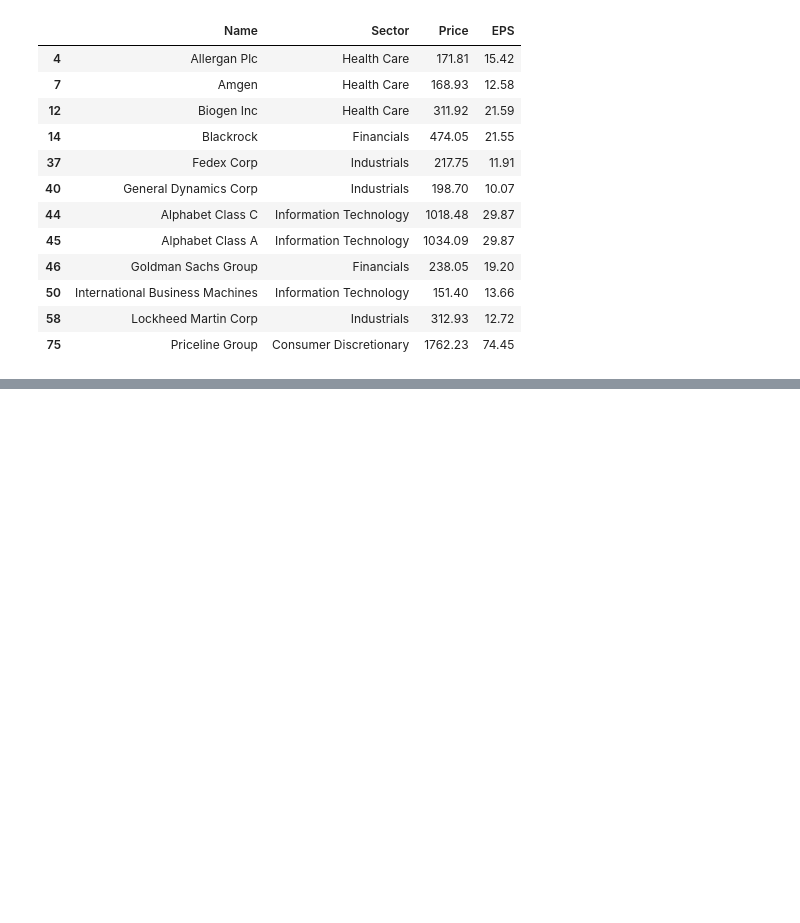
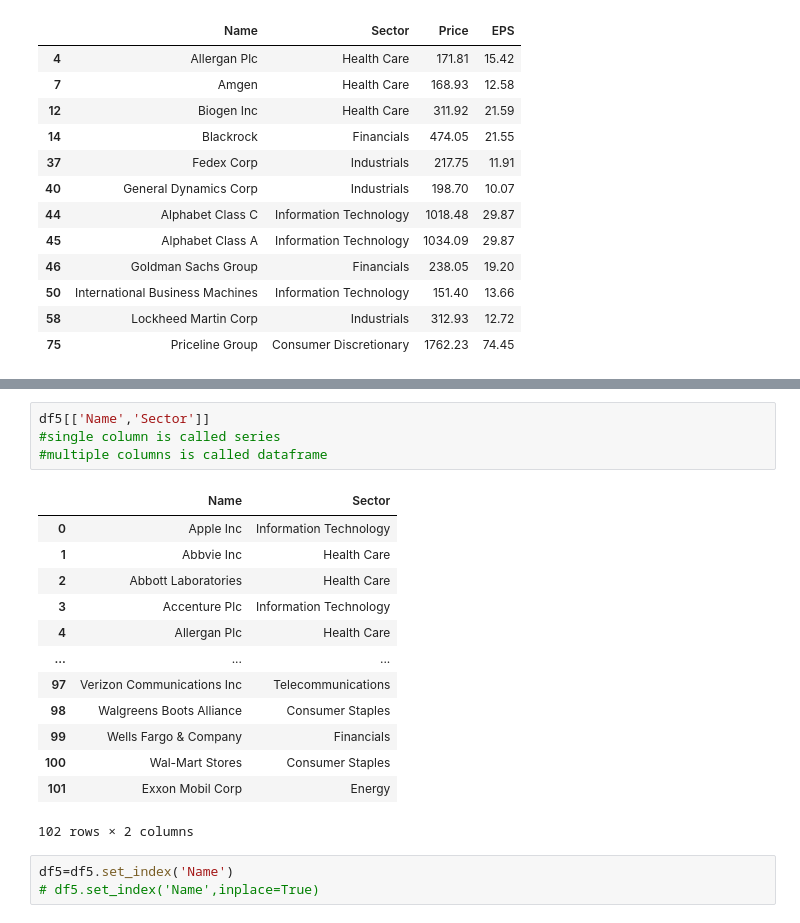
Before and after one commit to sunilsala88/batch34, a Jupyter notebook: 11_data analysis/pandas1.ipynb, the cells around one changed output, grey strips where cells are left out. Drawn from its saved outputs; the diff is of its cells as text; blank space fills up the shorter version.

```diff
--- a/11_data analysis/pandas1.ipynb
+++ b/11_data analysis/pandas1.ipynb
@@ -221,0 +232,21 @@ df5[df5['EPS']>10]
+# %%
+df5[['Name','Sector']]
+#single column is called series
+#multiple columns is called dataframe
+# %% [output]
+|  | Name | Sector |
+| 0 | Apple Inc | Information Technology |
+| 1 | Abbvie Inc | Health Care |
+| 2 | Abbott Laboratories | Health Care |
+| 3 | Accenture Plc | Information Technology |
+| 4 | Allergan Plc | Health Care |
+| ... | ... | ... |
+| 97 | Verizon Communications Inc | Telecommunications |
+| 98 | Walgreens Boots Alliance | Consumer Staples |
+| 99 | Wells Fargo & Company | Financials |
+| 100 | Wal-Mart Stores | Consumer Staples |
+| 101 | Exxon Mobil Corp | Energy |
+102 rows × 2 columns
+# %%
+df5=df5.set_index('Name')
+# df5.set_index('Name',inplace=True)
```
Also changed, not shown: parts of 4 cells of this notebook.
